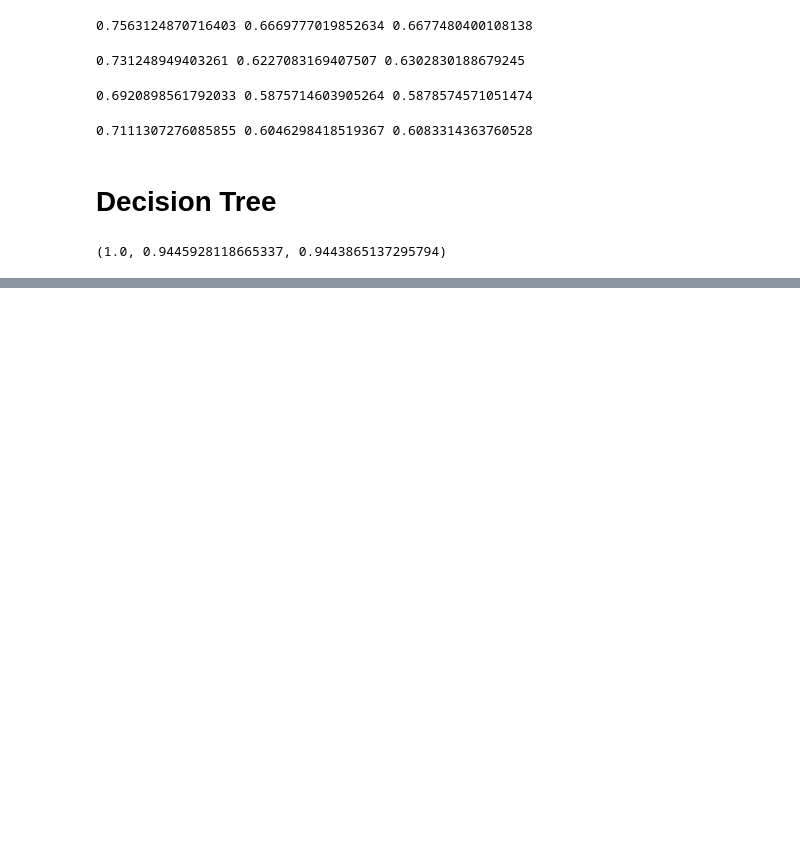
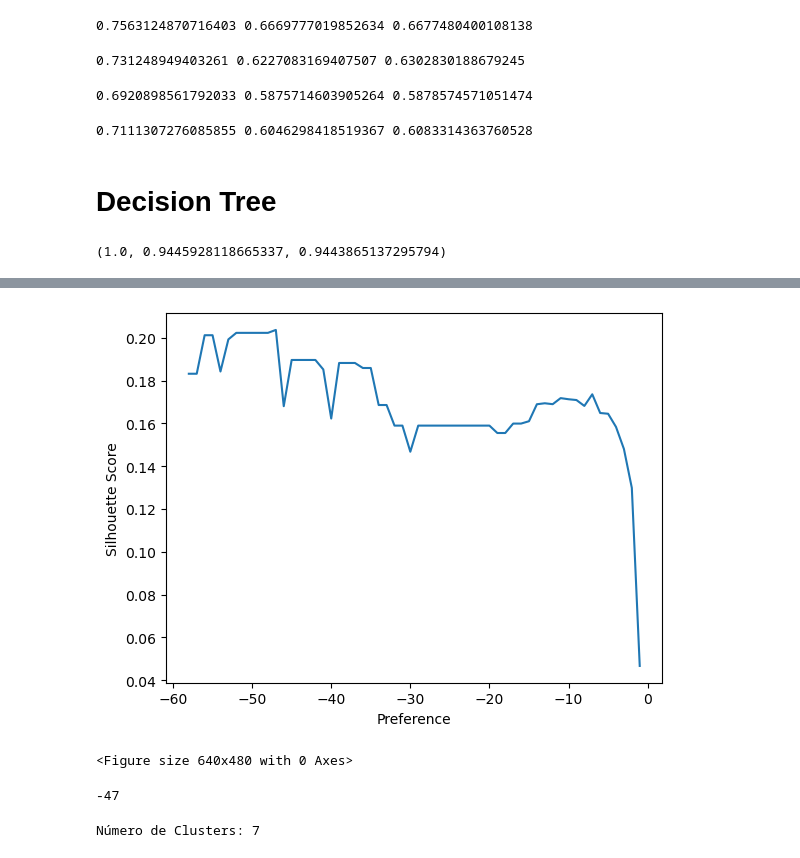
Before and after one commit to LuigiFerrari14/Machine-Learning, a Jupyter notebook: projeto_aluno.ipynb, the cells around one changed output, grey strips where cells are left out. Saved outputs shown, nothing was run; the diff lists cells and outputs as text; code cells hidden in the pictures; blank space fills up the shorter version.

```diff
--- a/projeto_aluno.ipynb
+++ b/projeto_aluno.ipynb
@@ -112,0 +230,14 @@ at, ac, tc
+# %%
+X = pd.read_csv('database/Clusterizacao/X_dataset.csv')
+# %%
+#model
+model = AffinityPropagation()
+
+#training
+model.fit(X)
+
+#fit - clustering
+labels = model.predict(X)
+
+#labels
+labels
@@ -112,0 +256,35 @@ at, ac, tc
+# %%
+p=np.arange(-1, -60, -1)
+ss_list = list()
+
+for i in range(len(p)):
+    #print('Preference value: {}'.format(p[i]))
+    model = AffinityPropagation(preference=p[i])
+    #training
+    model.fit(X)
+    #fit - clustering
+    labels = model.predict(X)
+
+    #performance
+    ss = mt.silhouette_score(X, labels)
+    ss_list.append(ss)
+
+    #plot
+    plt.plot(p[:i], ss_list[:i])
+    plt.xlabel('Preference')
+    plt.ylabel('Silhouette Score')
+    display.clear_output(wait=True)
+    plt.show()
+    plt.gcf()
+    time.sleep(0.5)
+# %% [output]
+[figure, added]
+<Figure size 640x480 with 0 Axes>
+# %%
+max_index = ss_list.index(max(ss_list))
+
+
+p_best = p[max_index]
+p_best
+# %% [output]
+-47
@@ -112,0 +295,4 @@ at, ac, tc
+# %%
+print('Número de Clusters: {} '.format(len(np.unique(labels))))
+# %% [output]
+Número de Clusters: 7
```
Also changed, not shown: parts of 21 cells of this notebook.
